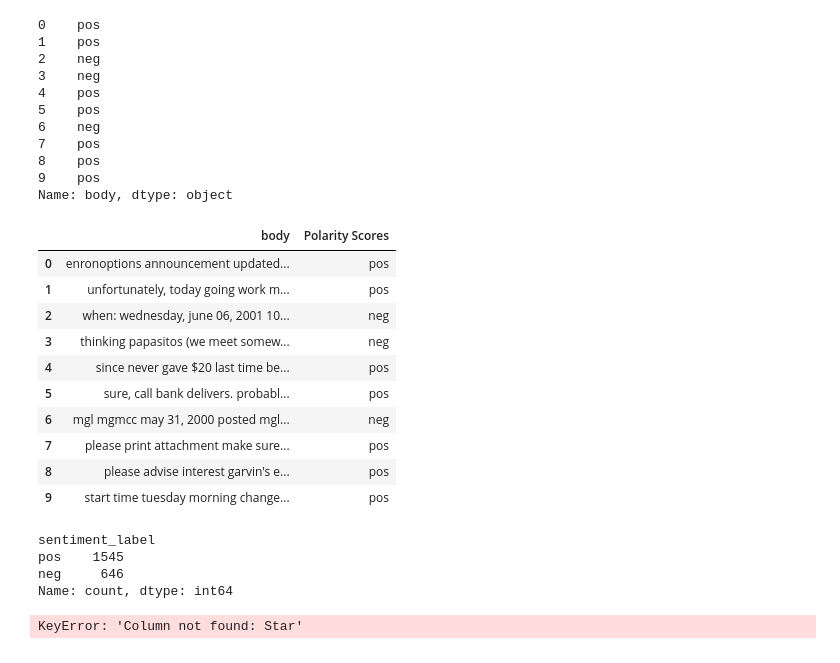
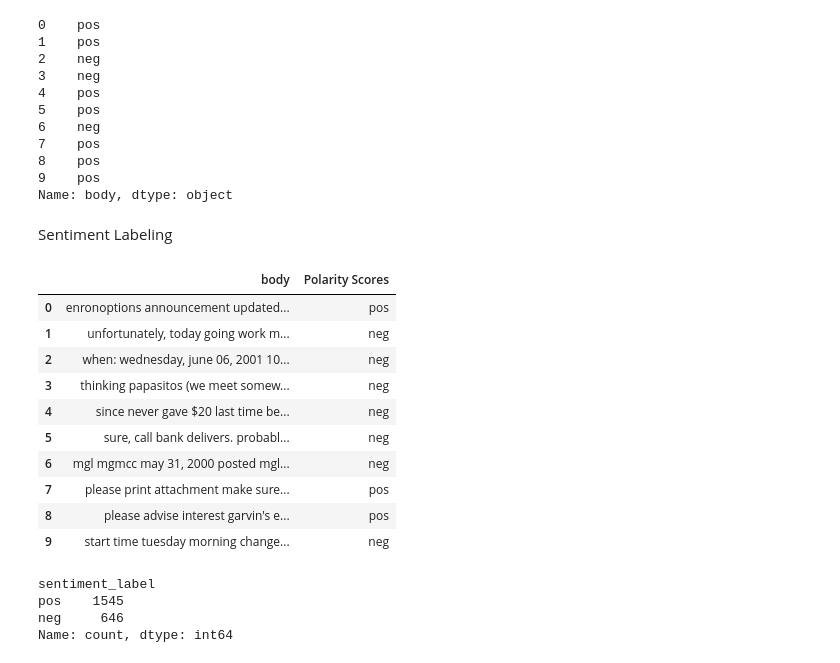
Before and after one commit to NightcoreRagod/Python-and-AI-Tra, a Jupyter notebook: sentimentAnalysis/AIProject.ipynb, the cells around one changed output. Cells and saved outputs as stored; diff of their text form; code cells hidden in the pictures.

```diff
--- a/sentimentAnalysis/AIProject.ipynb
+++ b/sentimentAnalysis/AIProject.ipynb
@@ -266,22 +269,24 @@ df["body"][0:10].apply(lambda x: "pos" if sia.polarity_scores(x)["compound"] > 0
 8    pos
 9    pos
 Name: body, dtype: object
+# %% [markdown]
+Sentiment Labeling
 # %%
-rev_pol = pd.concat([df["body"][0:10], df["body"][0:10].apply(lambda x: "pos" if sia.polarity_scores(x)["compound"] > 0 else "neg")], axis=1)
+rev_pol = pd.concat([df["body"][0:10], df["body"][0:10].apply(lambda x: "pos" if sia.polarity_scores(x)["compound"] > 0.5 else "neg")], axis=1)
 rev_pol.columns = ["body", "Polarity Scores"]
 rev_pol
 # %% [output]
 |  | body | Polarity Scores |
 | 0 | enronoptions announcement updated... | pos |
-| 1 | unfortunately, today going work m... | pos |
+| 1 | unfortunately, today going work m... | neg |
 | 2 | when: wednesday, june 06, 2001 10... | neg |
 | 3 | thinking papasitos (we meet somew... | neg |
-| 4 | since never gave $20 last time be... | pos |
-| 5 | sure, call bank delivers. probabl... | pos |
+| 4 | since never gave $20 last time be... | neg |
+| 5 | sure, call bank delivers. probabl... | neg |
 | 6 | mgl mgmcc may 31, 2000 posted mgl... | neg |
 | 7 | please print attachment make sure... | pos |
 | 8 | please advise interest garvin's e... | pos |
-| 9 | start time tuesday morning change... | pos |
+| 9 | start time tuesday morning change... | neg |
 # %%
 df["sentiment_label"] = df["body"].apply(lambda x: "pos" if sia.polarity_scores(x)["compound"] > 0 else "neg")
 df["sentiment_label"].value_counts()
@@ -290,10 +295,6 @@ sentiment_label
 pos    1545
 neg     646
 Name: count, dtype: int64
-# %%
-df.groupby("sentiment_label")["Star"].mean()
-# %% [output]
-KeyError: 'Column not found: Star'
 # %%
 import pandas as pd # Assuming df is a DataFrame
 missing_values = df.isnull().sum()
```
Also changed, not shown: parts of 13 cells of this notebook.
